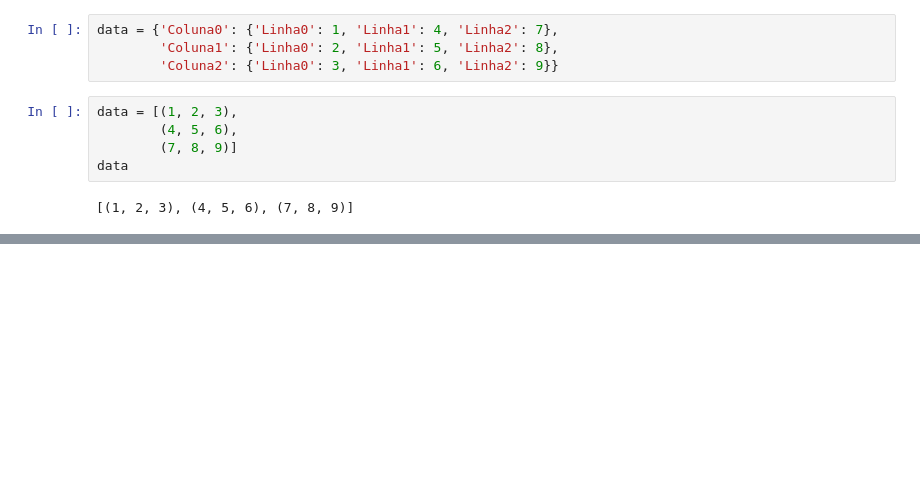
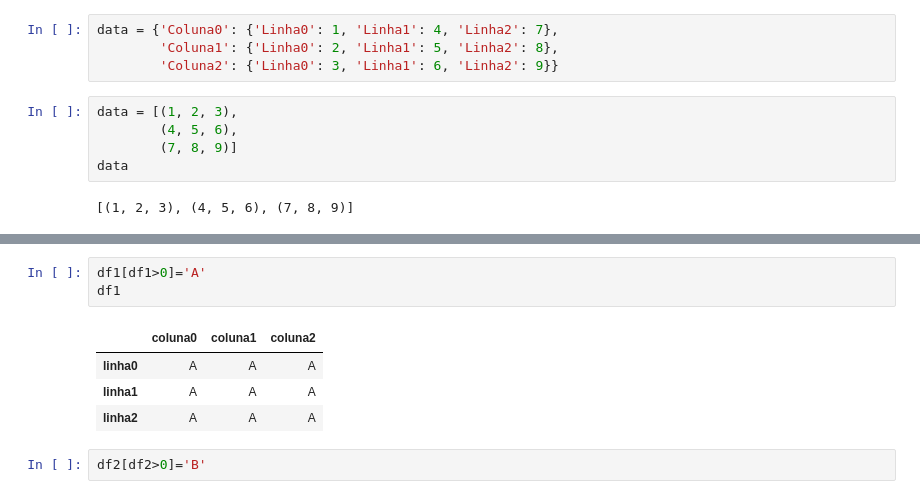
Before and after one commit to CarlosMassarelli/CarlosMassarelli, a Jupyter notebook: Python_Pandas.ipynb, the cells around one changed output, grey strips where cells are left out. Saved outputs shown, nothing was run; the diff lists cells and outputs as text; blank space fills up the shorter version.

```diff
--- a/Python_Pandas.ipynb
+++ b/Python_Pandas.ipynb
@@ -115,0 +124,10 @@ data
+# %%
+df1[df1>0]='A'
+df1
+# %% [output]
+|  | coluna0 | coluna1 | coluna2 |
+| linha0 | A | A | A |
+| linha1 | A | A | A |
+| linha2 | A | A | A |
+# %%
+df2[df2>0]='B'
```
Also changed, not shown: parts of 3 cells of this notebook.
